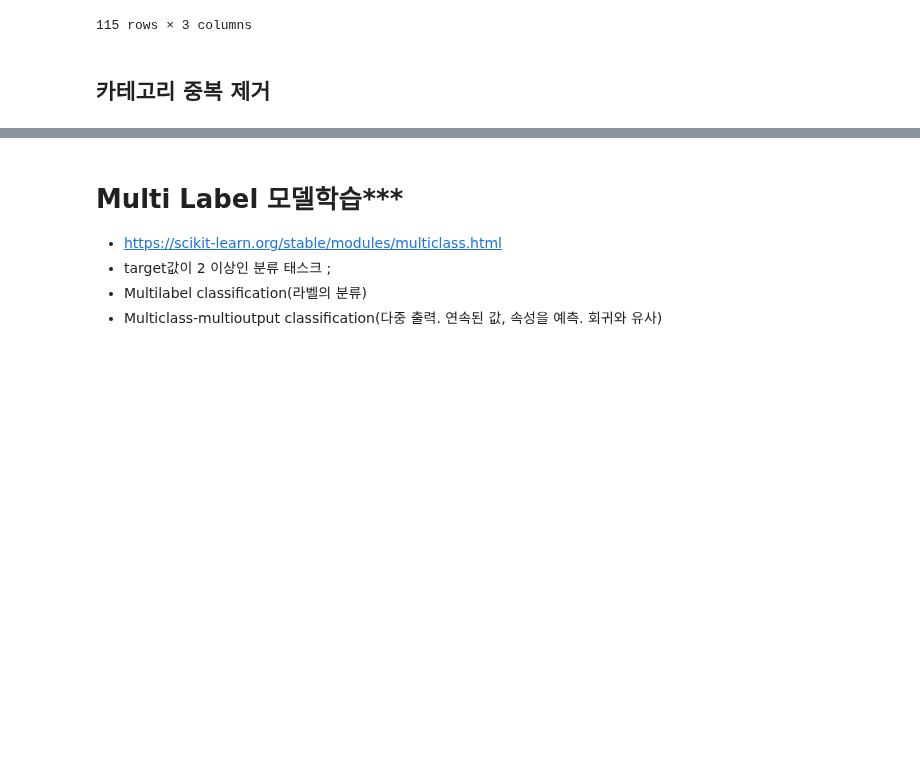
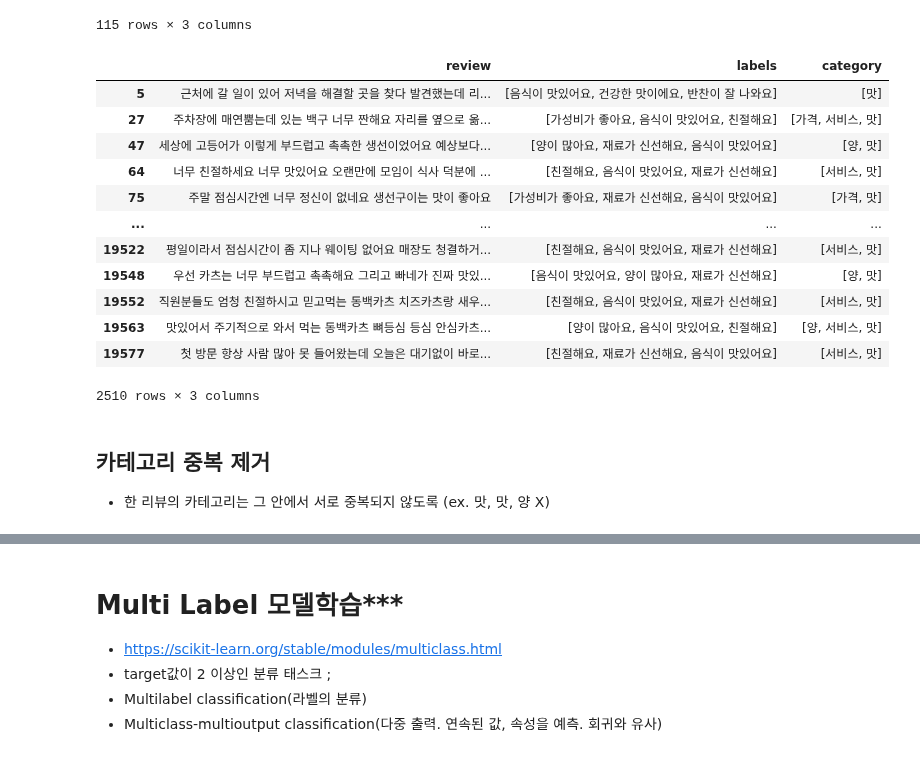
Before and after one commit to swoo-nam/BootCamp_project_final, a Jupyter notebook: 유예슬_멀티라벨_학습_5_categories.ipynb, the cells around one changed output, grey strips where cells are left out. Saved outputs shown, nothing was run; the diff lists cells and outputs as text; code cells hidden in the pictures; blank space fills up the shorter version.

```diff
--- a/유예슬_멀티라벨_학습_5_categories.ipynb
+++ b/유예슬_멀티라벨_학습_5_categories.ipynb
@@ -643,8 +643,25 @@ train_ft[(train_ft['review'].str.len() < 10) & (train_ft['labels'].str.len() ==
 | 19474 | 줜맛탱탱쓰 | [음식이 맛있어요, 재료가 신선해요, 양이 많아요, 가성비가... | [맛, 맛, 양, 가격] |
 | 19573 | 맛있어요 | [음식이 맛있어요, 양이 많아요, 가성비가 좋아요, 재료가 ... | [맛, 양, 가격, 맛] |
 115 rows × 3 columns
-# %% [markdown]
-## 카테고리 중복 제거
+# %%
+train_ft[(train_ft['review'].str.len() > 30) & (train_ft['labels'].str.len() == 3)]
+# %% [output]
+|  | review | labels | category |
+| 5 | 근처에 갈 일이 있어 저녁을 해결할 곳을 찾다 발견했는데 리... | [음식이 맛있어요, 건강한 맛이에요, 반찬이 잘 나와요] | [맛] |
+| 27 | 주차장에 매연뿜는데 있는 백구 너무 짠해요 자리를 옆으로 옮... | [가성비가 좋아요, 음식이 맛있어요, 친절해요] | [가격, 서비스, 맛] |
+| 47 | 세상에 고등어가 이렇게 부드럽고 촉촉한 생선이었어요 예상보다... | [양이 많아요, 재료가 신선해요, 음식이 맛있어요] | [양, 맛] |
+| 64 | 너무 친절하세요 너무 맛있어요 오랜만에 모임이 식사 덕분에 ... | [친절해요, 음식이 맛있어요, 재료가 신선해요] | [서비스, 맛] |
+| 75 | 주말 점심시간엔 너무 정신이 없네요 생선구이는 맛이 좋아요 | [가성비가 좋아요, 재료가 신선해요, 음식이 맛있어요] | [가격, 맛] |
+| ... | ... | ... | ... |
+| 19522 | 평일이라서 점심시간이 좀 지나 웨이팅 없어요 매장도 청결하거... | [친절해요, 음식이 맛있어요, 재료가 신선해요] | [서비스, 맛] |
+| 19548 | 우선 카츠는 너무 부드럽고 촉촉해요 그리고 빠네가 진짜 맛있... | [음식이 맛있어요, 양이 많아요, 재료가 신선해요] | [양, 맛] |
+| 19552 | 직원분들도 엄청 친절하시고 믿고먹는 동백카츠 치즈카츠랑 새우... | [친절해요, 음식이 맛있어요, 재료가 신선해요] | [서비스, 맛] |
+| 19563 | 맛있어서 주기적으로 와서 먹는 동백카츠 뼈등심 등심 안심카츠... | [양이 많아요, 음식이 맛있어요, 친절해요] | [양, 서비스, 맛] |
+| 19577 | 첫 방문 항상 사람 많아 못 들어왔는데 오늘은 대기없이 바로... | [친절해요, 재료가 신선해요, 음식이 맛있어요] | [서비스, 맛] |
+2510 rows × 3 columns
+# %% [markdown]
+## 카테고리 중복 제거
+- 한 리뷰의 카테고리는 그 안에서 서로 중복되지 않도록 (ex. 맛, 맛, 양 X)
 # %%
 train_ft['category'] = train_ft['category'].apply(lambda category : list(set(category)))
 train_ft
```
Also changed, not shown: parts of 17 cells of this notebook.
